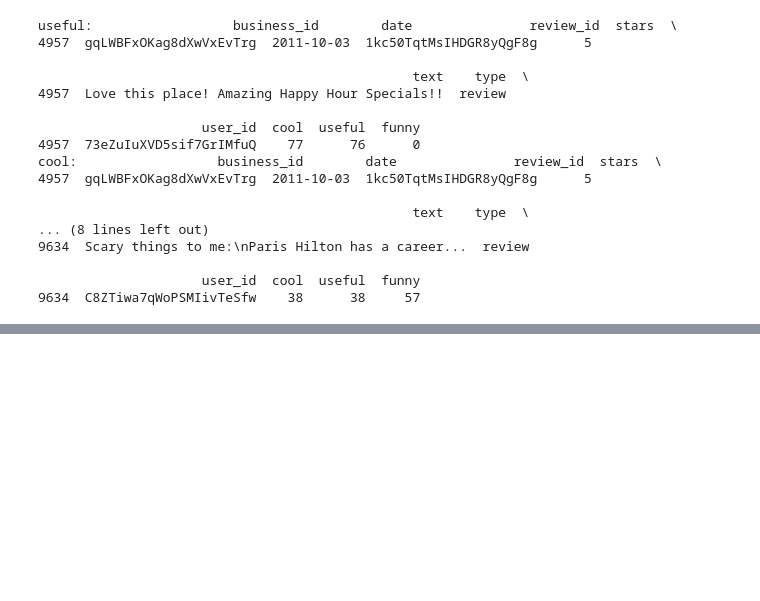
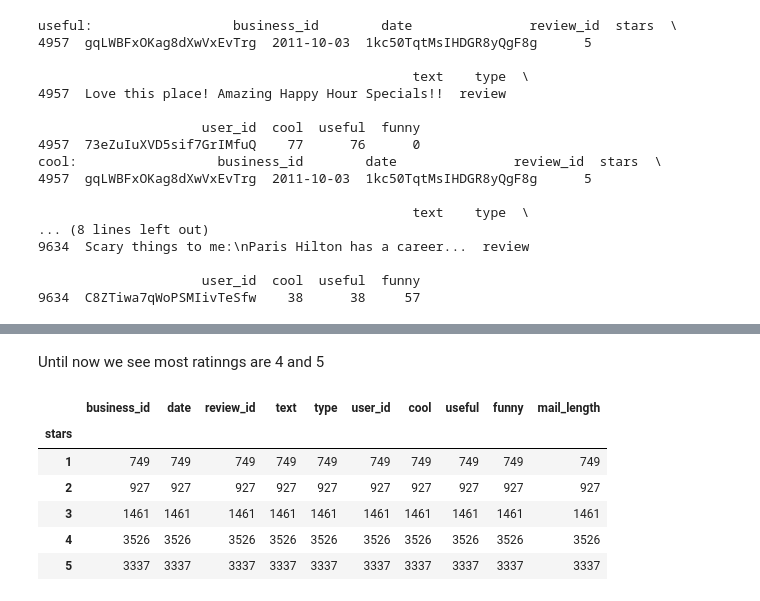
Before and after one commit to linlinzhangl/NLP_Learning, a Jupyter notebook: NLP_Learning.ipynb, the cells around one changed output, grey strips where cells are left out. Saved outputs shown, nothing was run; the diff lists cells and outputs as text; code cells hidden in the pictures; blank space fills up the shorter version.

```diff
--- a/NLP_Learning.ipynb
+++ b/NLP_Learning.ipynb
@@ -78,0 +95,12 @@ cool:                  business_id        date               review_id  stars  \
+# %% [markdown]
+Until now we see most ratinngs are 4 and 5
+# %%
+df_raw.groupby('stars').count()
+# %% [output]
+|  | business_id | date | review_id | text | type | user_id | cool | useful | funny | mail_length |
+| stars |  |  |  |  |  |  |  |  |  |  |
+| 1 | 749 | 749 | 749 | 749 | 749 | 749 | 749 | 749 | 749 | 749 |
+| 2 | 927 | 927 | 927 | 927 | 927 | 927 | 927 | 927 | 927 | 927 |
+| 3 | 1461 | 1461 | 1461 | 1461 | 1461 | 1461 | 1461 | 1461 | 1461 | 1461 |
+| 4 | 3526 | 3526 | 3526 | 3526 | 3526 | 3526 | 3526 | 3526 | 3526 | 3526 |
+| 5 | 3337 | 3337 | 3337 | 3337 | 3337 | 3337 | 3337 | 3337 | 3337 | 3337 |
```
Also changed, not shown: parts of 24 cells of this notebook.
